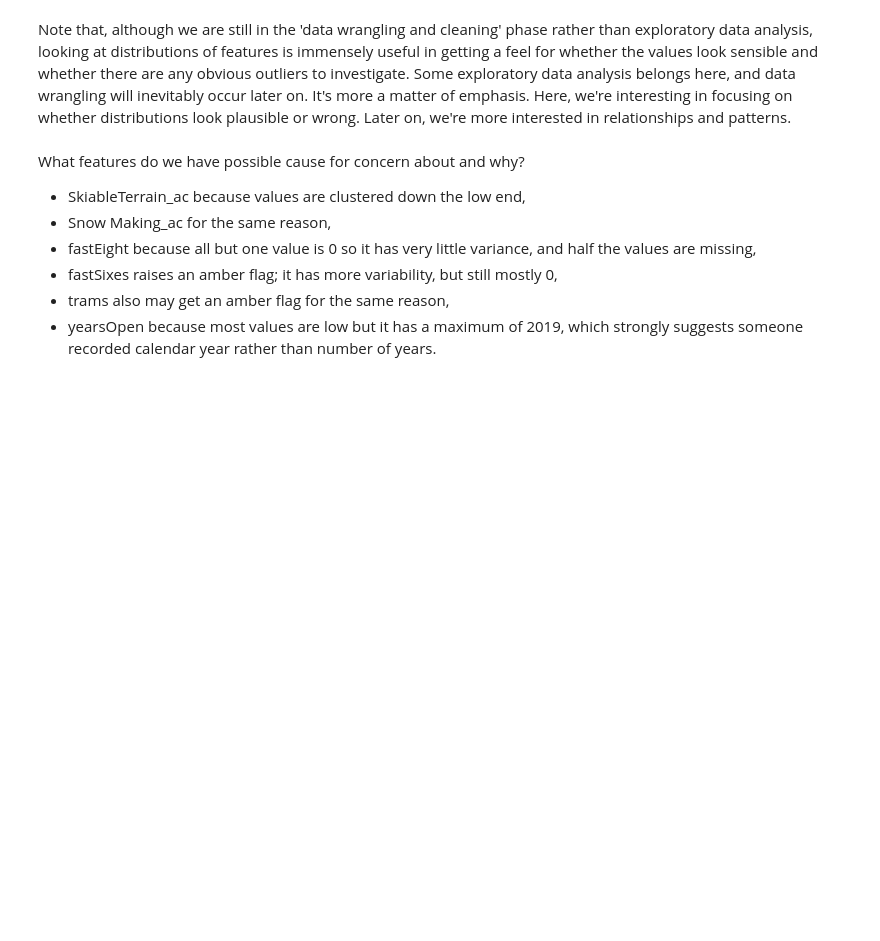
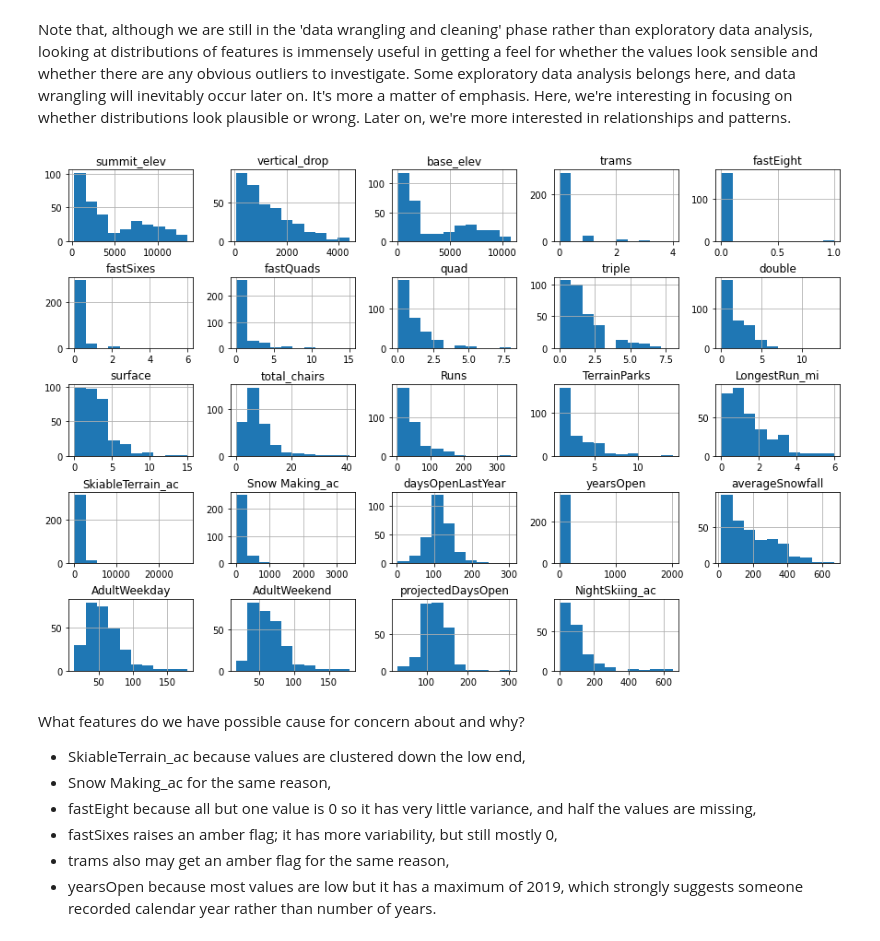
Before and after one commit to vtolentino93/Springboard, a Jupyter notebook: DataScienceGuidedCapstone-master/Notebooks/02_data_wrangling.ipynb, the cells around one changed output. Cells and saved outputs as stored; diff of their text form; code cells hidden in the pictures; blank space fills up the shorter version.

```diff
--- a/DataScienceGuidedCapstone-master/Notebooks/02_data_wrangling.ipynb
+++ b/DataScienceGuidedCapstone-master/Notebooks/02_data_wrangling.ipynb
@@ -494,5 +514,16 @@ ski_data.___(___)
 #plt.subplots_adjust(hspace=___);
 #Hint: notice how the terminating ';' "swallows" some messy output and leads to a tidier notebook
+# %%
+#Code task 18#
+#Call ski_data's `hist` method to plot histograms of each of the numeric features
+#Try passing it an argument figsize=(15,10)
+#Try calling plt.subplots_adjust() with an argument hspace=0.5 to adjust the spacing
+#It's important you create legible and easy-to-read plots
+ski_data.hist(figsize = (15, 10))
+plt.subplots_adjust(hspace=0.5);
+#Hint: notice how the terminating ';' "swallows" some messy output and leads to a tidier notebook
+# %% [output]
+[figure, added]
 # %% [markdown]
 What features do we have possible cause for concern about and why?
 
```
Also changed, not shown: parts of 28 cells of this notebook.
